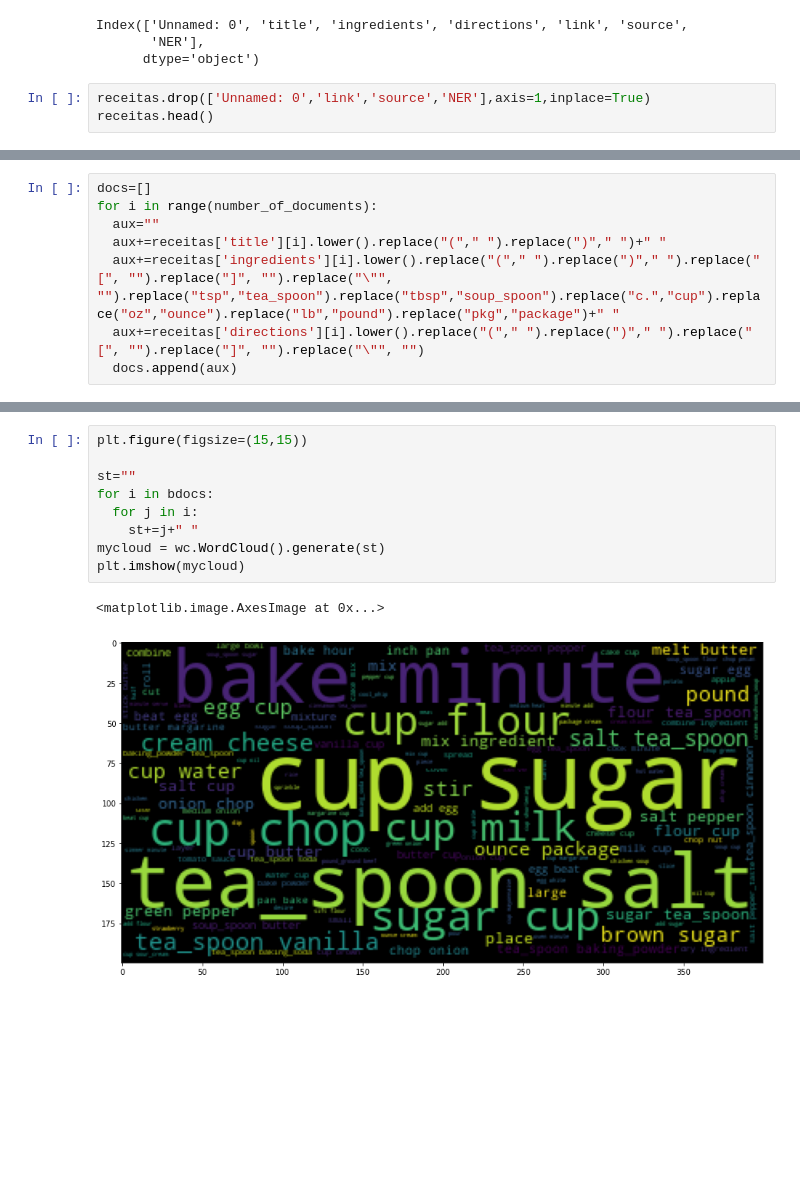
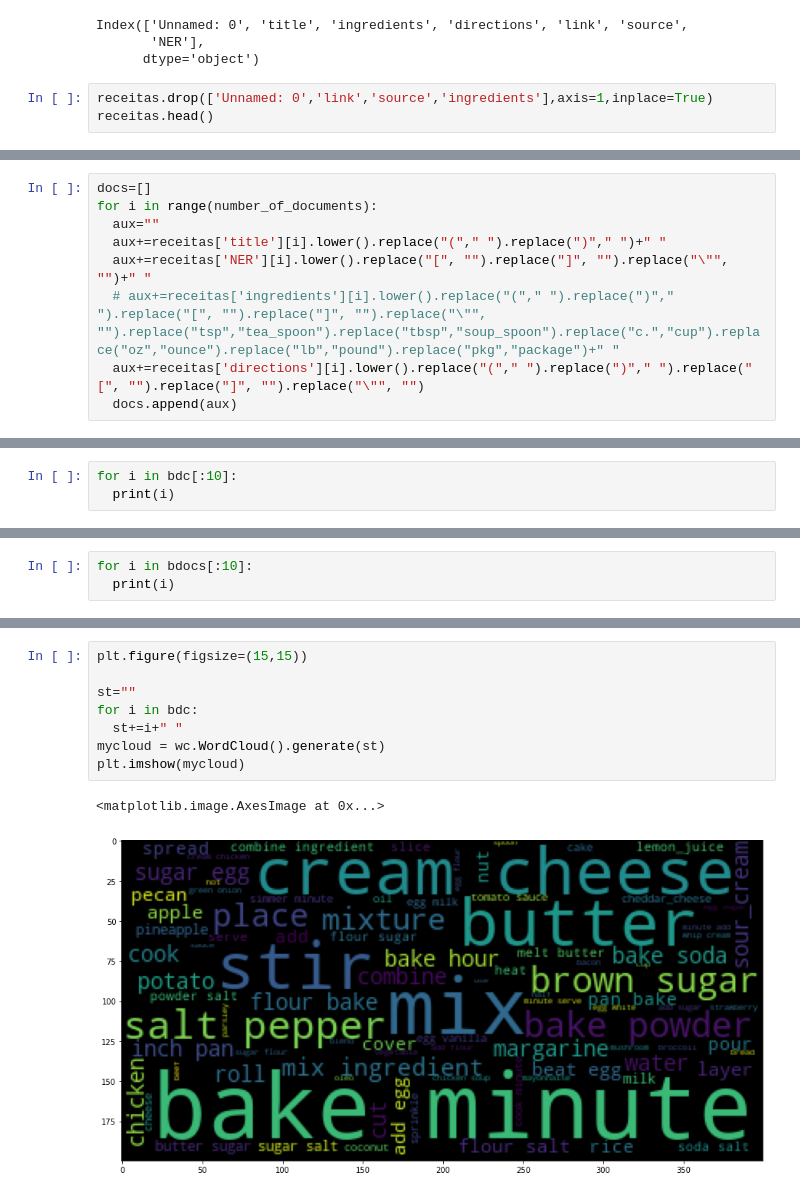
Before and after one commit to follemiotto/Classification-Contest, a Jupyter notebook: Final-Project(Recipes)/recipes.ipynb, the cells around one changed output, grey strips where cells are left out. Saved outputs shown, nothing was run; the diff lists cells and outputs as text; blank space fills up the shorter version.

```diff
--- a/Final-Project(Recipes)/recipes.ipynb
+++ b/Final-Project(Recipes)/recipes.ipynb
@@ -55,6 +61,6 @@ Index(['Unnamed: 0', 'title', 'ingredients', 'directions', 'link', 'source',
        'NER'],
       dtype='object')
 # %%
-receitas.drop(['Unnamed: 0','link','source','NER'],axis=1,inplace=True)
+receitas.drop(['Unnamed: 0','link','source','ingredients'],axis=1,inplace=True)
 receitas.head()
 # %% [output]
@@ -82,7 +88,8 @@ docs=[]
 for i in range(number_of_documents):
   aux=""
   aux+=receitas['title'][i].lower().replace("("," ").replace(")"," ")+" "
-  aux+=receitas['ingredients'][i].lower().replace("("," ").replace(")"," ").replace("[", "").replace("]", "").replace("\"", "").replace("tsp","tea_spoon").replace("tbsp","soup_spoon").replace("c.","cup").replace("oz","ounce").replace("lb","pound").replace("pkg","package")+" "
+  aux+=receitas['NER'][i].lower().replace("[", "").replace("]", "").replace("\"", "")+" "
+  # aux+=receitas['ingredients'][i].lower().replace("("," ").replace(")"," ").replace("[", "").replace("]", "").replace("\"", "").replace("tsp","tea_spoon").replace("tbsp","soup_spoon").replace("c.","cup").replace("oz","ounce").replace("lb","pound").replace("pkg","package")+" "
   aux+=receitas['directions'][i].lower().replace("("," ").replace(")"," ").replace("[", "").replace("]", "").replace("\"", "")
   docs.append(aux)
 # %%
@@ -205,0 +198,3 @@ print(vect.get_feature_names_out())
+# %%
+for i in bdc[:10]:
+  print(i)
@@ -205,0 +212,3 @@ print(vect.get_feature_names_out())
+# %%
+for i in bdocs[:10]:
+  print(i)
@@ -250,12 +270,11 @@ print(BoW[:20])
 # %%
 plt.figure(figsize=(15,15))
 
 st=""
-for i in bdocs:
-  for j in i:
-    st+=j+" "
+for i in bdc:
+  st+=i+" "
 mycloud = wc.WordCloud().generate(st)
 plt.imshow(mycloud)
 # %% [output]
 <matplotlib.image.AxesImage at 0x...>
-[figure, old version]
+[figure, new version]
```
Also changed, not shown: parts of 35 cells of this notebook, 1 other file.
